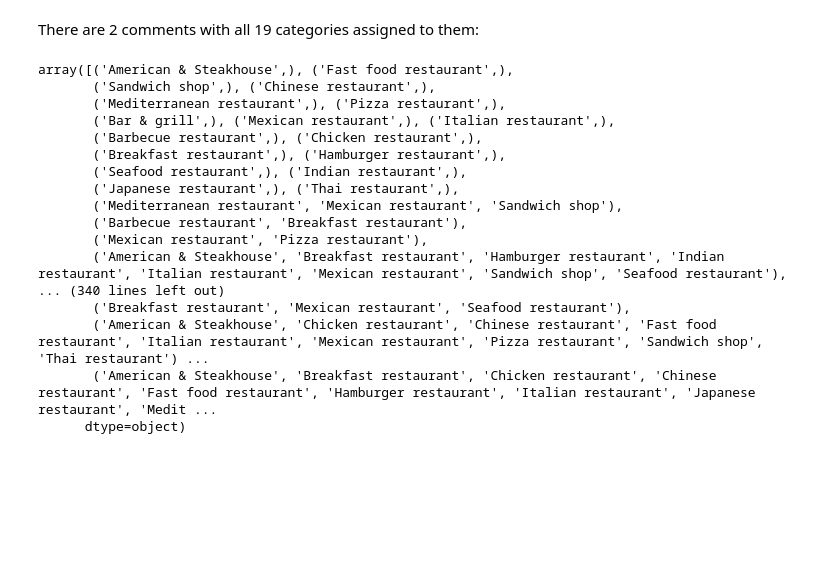
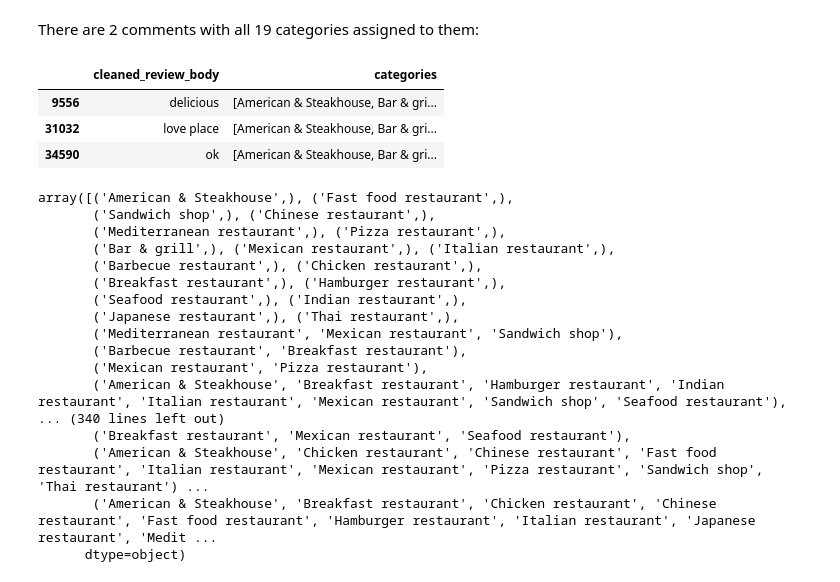
Before and after one commit to beatrizmarques2005/text_mining_in_reviews, a Jupyter notebook: notebooks/03_multilabel_classification.ipynb, the cells around one changed output. Saved outputs shown, nothing was run; the diff lists cells and outputs as text; code cells hidden in the pictures; blank space fills up the shorter version.

```diff
--- a/notebooks/03_multilabel_classification.ipynb
+++ b/notebooks/03_multilabel_classification.ipynb
@@ -551,7 +536,12 @@ bar_chart(
 # %% [markdown]
 There are 2 comments with all 19 categories assigned to them:
 # %%
-new_dataset[new_dataset['categories'].apply(len) == 19]
+new_dataset[new_dataset['categories'].apply(len) == 15]
+# %% [output]
+|  | cleaned_review_body | categories |
+| 9556 | delicious | [American & Steakhouse, Bar & gri... |
+| 31032 | love place | [American & Steakhouse, Bar & gri... |
+| 34590 | ok | [American & Steakhouse, Bar & gri... |
 # %%
 new_dataset['categories'].apply(tuple).unique()
 # %% [output]
```
Also changed, not shown: parts of 23 cells of this notebook, 1 other file.
